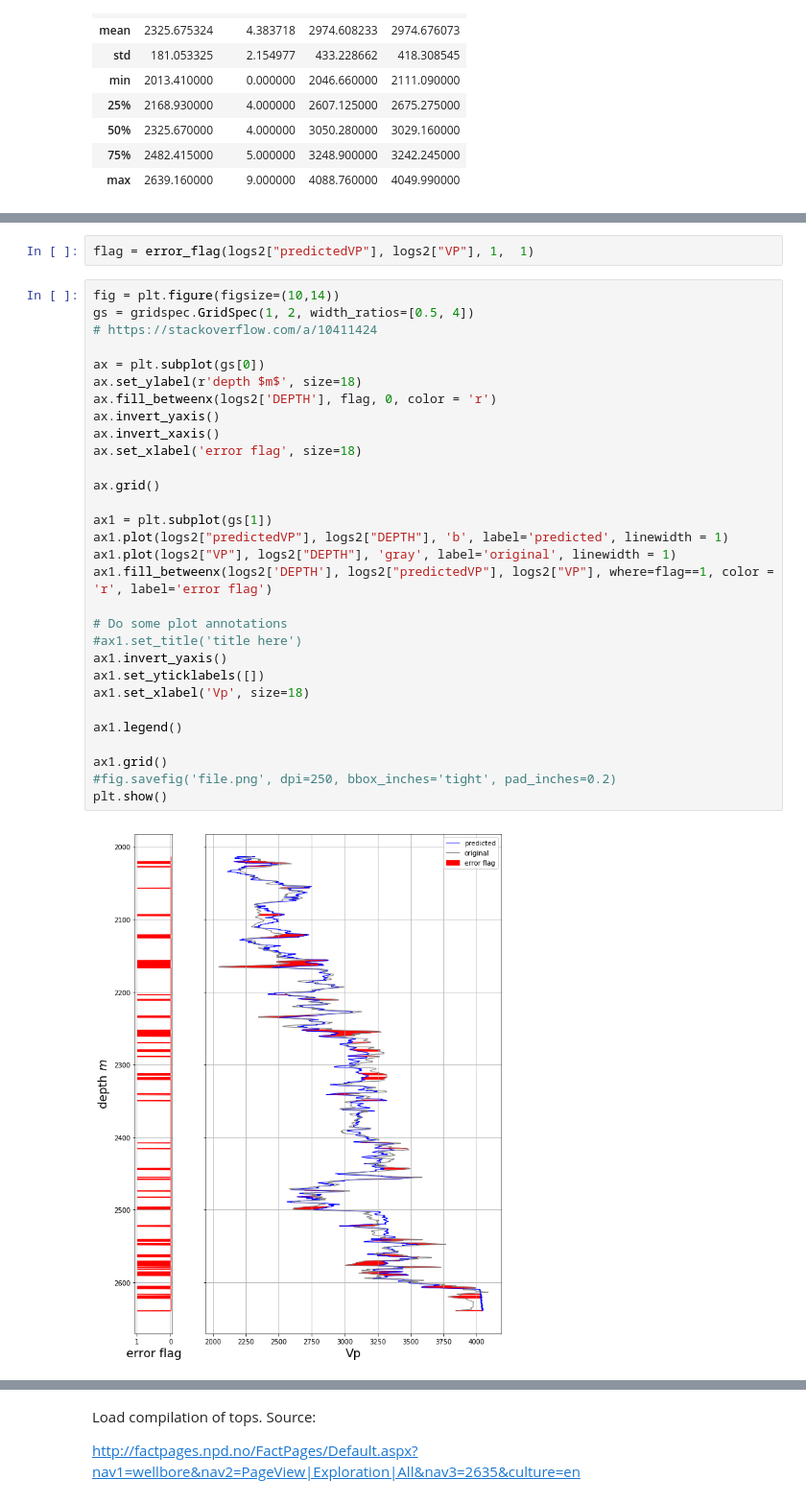
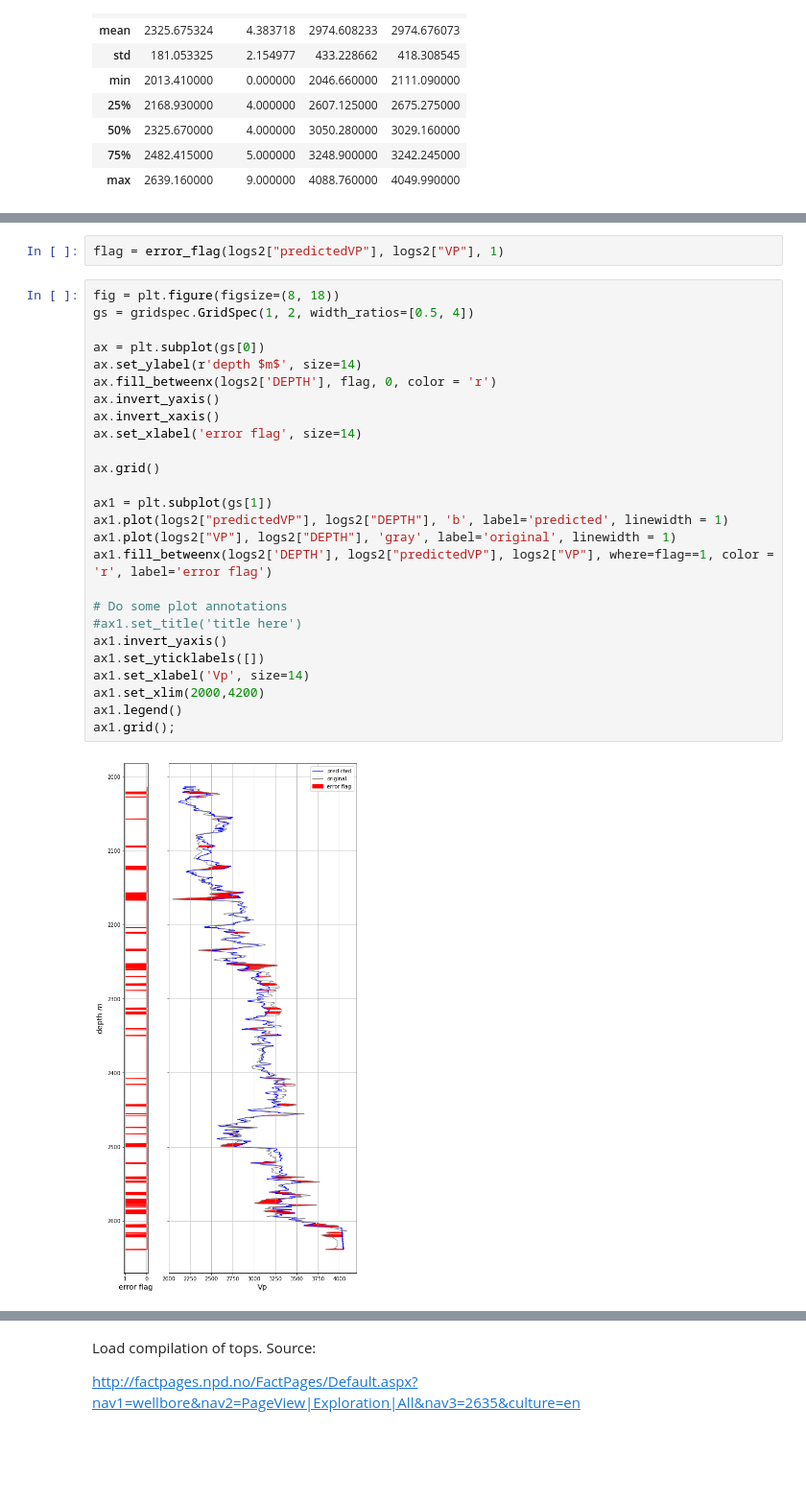
Before and after one commit to agilescientific/in-bruges, a Jupyter notebook: notebooks/Error_flag_demo.ipynb, the cells around one changed output, grey strips where cells are left out. Shown at 96% size. Cells and saved outputs as stored; diff of their text form; blank space fills up the shorter version.

```diff
--- a/notebooks/Error_flag_demo.ipynb
+++ b/notebooks/Error_flag_demo.ipynb
@@ -187,35 +154,31 @@ plt.show()
 # %%
-flag = error_flag(logs2["predictedVP"], logs2["VP"], 1,  1)
+flag = error_flag(logs2["predictedVP"], logs2["VP"], 1)
 # %%
-fig = plt.figure(figsize=(10,14))
+fig = plt.figure(figsize=(8, 18))
 gs = gridspec.GridSpec(1, 2, width_ratios=[0.5, 4])
-# https://stackoverflow.com/a/10411424
 
 ax = plt.subplot(gs[0])
-ax.set_ylabel(r'depth $m$', size=18)
+ax.set_ylabel(r'depth $m$', size=14)
 ax.fill_betweenx(logs2['DEPTH'], flag, 0, color = 'r')
 ax.invert_yaxis()
 ax.invert_xaxis()
-ax.set_xlabel('error flag', size=18)
+ax.set_xlabel('error flag', size=14)
 
 ax.grid()
 
 ax1 = plt.subplot(gs[1])
 ax1.plot(logs2["predictedVP"], logs2["DEPTH"], 'b', label='predicted', linewidth = 1)
 ax1.plot(logs2["VP"], logs2["DEPTH"], 'gray', label='original', linewidth = 1)
 ax1.fill_betweenx(logs2['DEPTH'], logs2["predictedVP"], logs2["VP"], where=flag==1, color = 'r', label='error flag')
 
 # Do some plot annotations
 #ax1.set_title('title here')
 ax1.invert_yaxis()
 ax1.set_yticklabels([])
-ax1.set_xlabel('Vp', size=18)
-
+ax1.set_xlabel('Vp', size=14)
+ax1.set_xlim(2000,4200)
 ax1.legend()
-
-ax1.grid()
-#fig.savefig('file.png', dpi=250, bbox_inches='tight', pad_inches=0.2)
-plt.show()
+ax1.grid();
 # %% [output]
-[figure, old version]
+[figure, new version]
 # %% [markdown]
```
Also changed, not shown: parts of 39 cells of this notebook, 6 other files.
